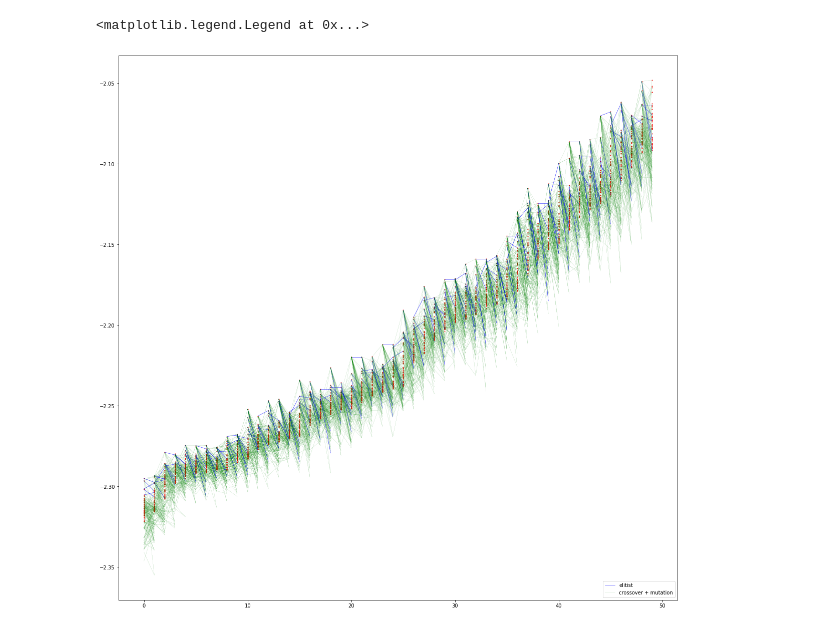
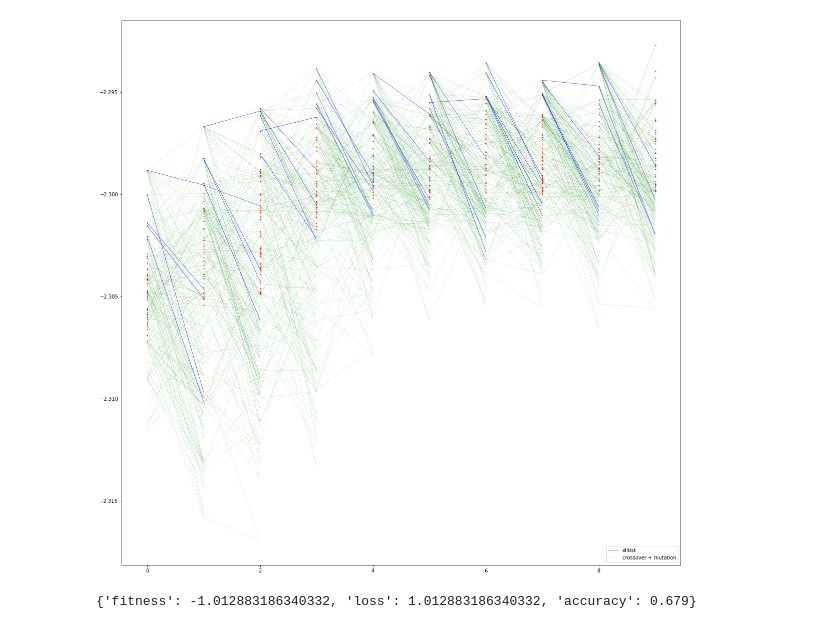
Before and after one commit to akarshkumar0101/evolved-neuroevolution, a Jupyter notebook: viz_ne.ipynb, the cells around one changed output. Drawn from its saved outputs; the diff is of its cells as text; code cells hidden in the pictures.

Commit message:
visualization decoder/dna evolution

```diff
--- a/viz_ne.ipynb
+++ b/viz_ne.ipynb
@@ -37,24 +37,24 @@ tb_log_dir = f'/tmp/tensorboard/{user}'
 logger = tb.SummaryWriter(tb_log_dir, flush_secs=5)
 # %%
 plt.figure(figsize=(20,20))
-for gen_idx in range(50):
+for gen_idx in range(10):
 #     pop = torch.load(os.path.join(logger.log_dir, f'pop_gen_{gen_idx:05d}'))
     fitnesses = torch.load(os.path.join(logger.log_dir, f'fitnesses_gen_{gen_idx:05d}'))
 #     fitnesses = np.arange(100)[::-1]
     plt.scatter(np.full_like(fitnesses, gen_idx)[:50], fitnesses[:50], c='r', s=1)
     if gen_idx>0:
         fitnesses_prev = torch.load(os.path.join(logger.log_dir, f'fitnesses_gen_{gen_idx-1:05d}'))
 #         fitnesses_prev = np.arange(100)[::-1]
         parents_idxs = torch.load(os.path.join(logger.log_dir, f'parent_idxs_gen_{gen_idx:05d}'))
         for i, p_idx in enumerate(parents_idxs):
             if p_idx.size==1:
                 pass
                 clone = plt.plot([gen_idx, gen_idx-1], [fitnesses[i], fitnesses_prev[p_idx]], c='b', linewidth=0.5)
             else:
                 pass
                 cross = plt.plot([gen_idx-1, gen_idx, gen_idx-1],
                                  [fitnesses_prev[p_idx[0]], fitnesses[i], fitnesses_prev[p_idx[1]]], c='g', linewidth=0.1)
 plt.legend([clone[0], cross[0]], ['elitist', 'crossover + mutation'], loc='lower right')
+plt.show()
 # %% [output]
-<matplotlib.legend.Legend at 0x...>
-[figure, old version]
+[figure, new version]
@@ -60,0 +92,4 @@ plt.legend([clone[0], cross[0]], ['elitist', 'crossover + mutation'], loc='lower
+# %%
+calc_pheo_fitness(pheno)
+# %% [output]
+{'fitness': -1.012883186340332, 'loss': 1.012883186340332, 'accuracy': 0.679}
```
Also changed, not shown: parts of 14 cells of this notebook, 1 other file.
